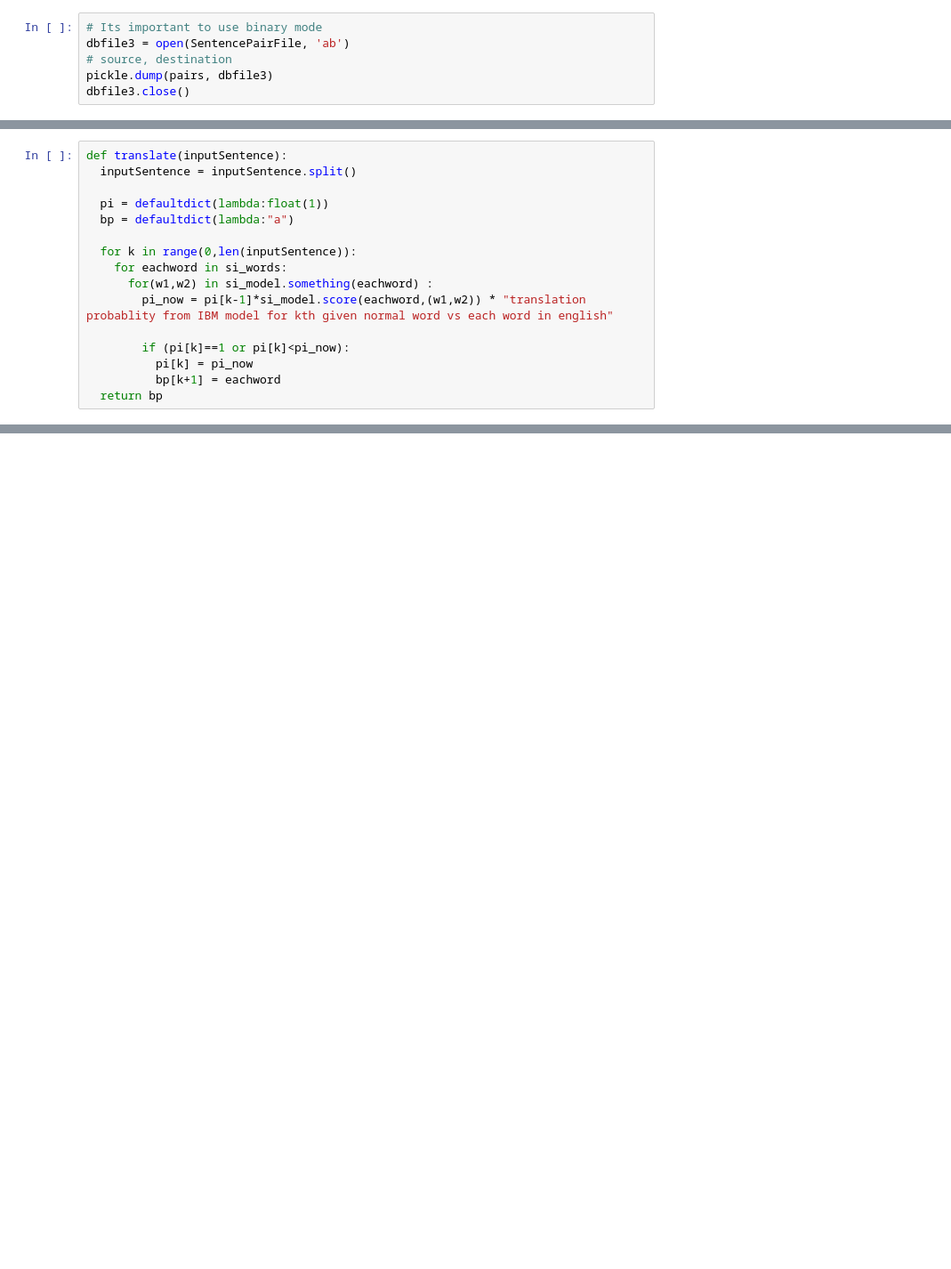
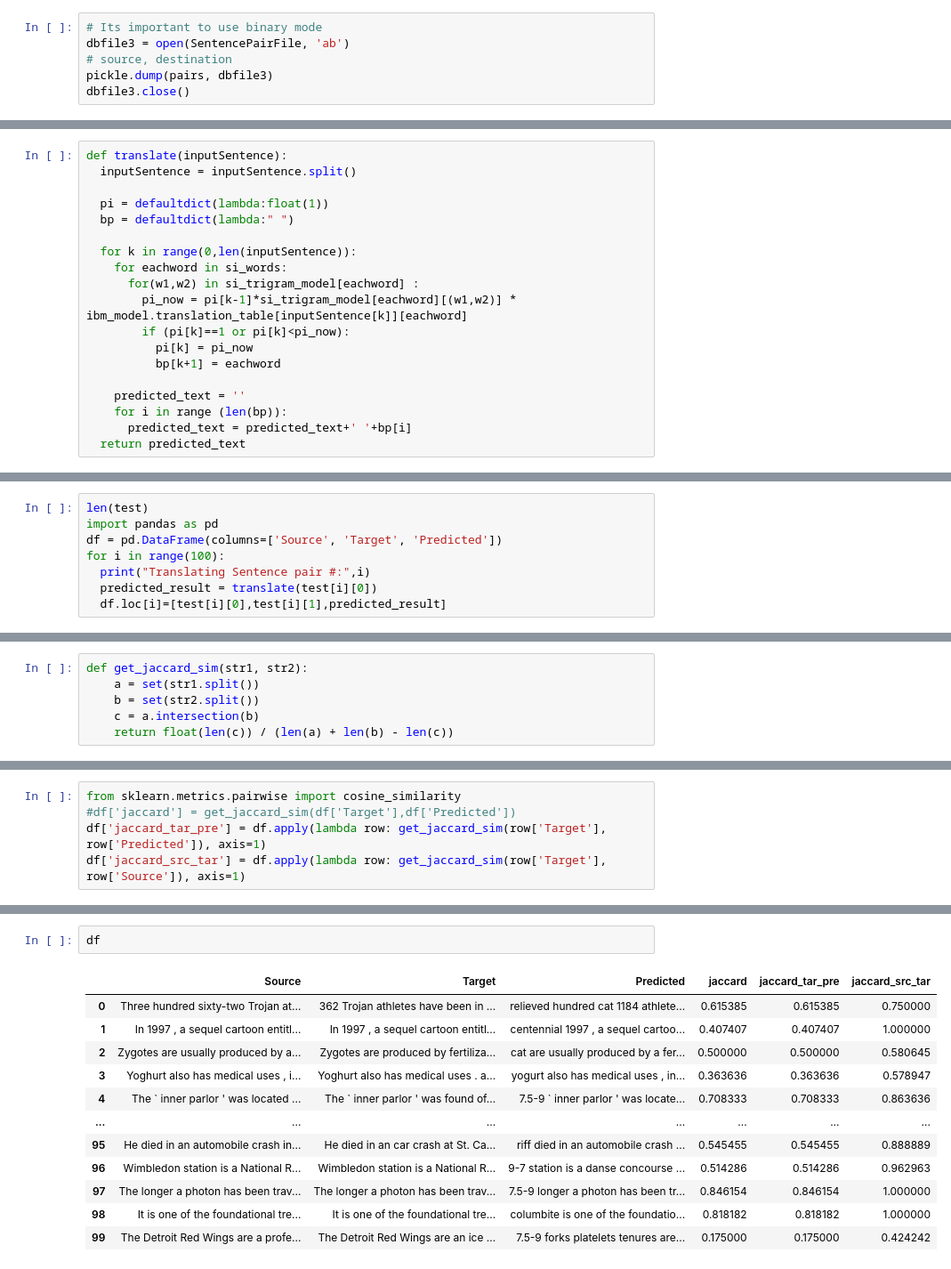
Before and after one commit to karumugamio/NLAProjEnglishtoSimpleEnglishMT, a Jupyter notebook: SMT_English_to_Simple_English.ipynb, the cells around one changed output, grey strips where cells are left out. Shown: that part at 89% size. Saved outputs shown, nothing was run; the diff lists cells and outputs as text; blank space fills up the shorter version.

```diff
--- a/SMT_English_to_Simple_English.ipynb
+++ b/SMT_English_to_Simple_English.ipynb
@@ -230,14 +268,17 @@ def translate(inputSentence):
   inputSentence = inputSentence.split()
 
   pi = defaultdict(lambda:float(1))
-  bp = defaultdict(lambda:"a")
+  bp = defaultdict(lambda:" ")
 
   for k in range(0,len(inputSentence)):
     for eachword in si_words:
-      for(w1,w2) in si_model.something(eachword) :
-        pi_now = pi[k-1]*si_model.score(eachword,(w1,w2)) * "translation probablity from IBM model for kth given normal word vs each word in english"
-
+      for(w1,w2) in si_trigram_model[eachword] :
+        pi_now = pi[k-1]*si_trigram_model[eachword][(w1,w2)] * ibm_model.translation_table[inputSentence[k]][eachword]
         if (pi[k]==1 or pi[k]<pi_now):
           pi[k] = pi_now
           bp[k+1] = eachword
-  return bp
+
+    predicted_text = ''
+    for i in range (len(bp)):
+      predicted_text = predicted_text+' '+bp[i]
+  return predicted_text
@@ -243,0 +290,8 @@ def translate(inputSentence):
+# %%
+len(test)
+import pandas as pd
+df = pd.DataFrame(columns=['Source', 'Target', 'Predicted'])
+for i in range(100):
+  print("Translating Sentence pair #:",i)
+  predicted_result = translate(test[i][0])
+  df.loc[i]=[test[i][0],test[i][1],predicted_result]
@@ -243,0 +320,6 @@ def translate(inputSentence):
+# %%
+def get_jaccard_sim(str1, str2):
+    a = set(str1.split())
+    b = set(str2.split())
+    c = a.intersection(b)
+    return float(len(c)) / (len(a) + len(b) - len(c))
@@ -243,0 +335,5 @@ def translate(inputSentence):
+# %%
+from sklearn.metrics.pairwise import cosine_similarity
+#df['jaccard'] = get_jaccard_sim(df['Target'],df['Predicted'])
+df['jaccard_tar_pre'] = df.apply(lambda row: get_jaccard_sim(row['Target'], row['Predicted']), axis=1)
+df['jaccard_src_tar'] = df.apply(lambda row: get_jaccard_sim(row['Target'], row['Source']), axis=1)
@@ -243,0 +343,15 @@ def translate(inputSentence):
+# %%
+df
+# %% [output]
+|  | Source | Target | Predicted | jaccard | jaccard_tar_pre | jaccard_src_tar |
+| 0 | Three hundred sixty-two Trojan at... | 362 Trojan athletes have been in ... | relieved hundred cat 1184 athlete... | 0.615385 | 0.615385 | 0.750000 |
+| 1 | In 1997 , a sequel cartoon entitl... | In 1997 , a sequel cartoon entitl... | centennial 1997 , a sequel cartoo... | 0.407407 | 0.407407 | 1.000000 |
+| 2 | Zygotes are usually produced by a... | Zygotes are produced by fertiliza... | cat are usually produced by a fer... | 0.500000 | 0.500000 | 0.580645 |
+| 3 | Yoghurt also has medical uses , i... | Yoghurt also has medical uses . a... | yogurt also has medical uses , in... | 0.363636 | 0.363636 | 0.578947 |
+| 4 | The ` inner parlor ' was located ... | The ` inner parlor ' was found of... | 7.5-9 ` inner parlor ' was locate... | 0.708333 | 0.708333 | 0.863636 |
+| ... | ... | ... | ... | ... | ... | ... |
+| 95 | He died in an automobile crash in... | He died in an car crash at St. Ca... | riff died in an automobile crash ... | 0.545455 | 0.545455 | 0.888889 |
+| 96 | Wimbledon station is a National R... | Wimbledon station is a National R... | 9-7 station is a danse concourse ... | 0.514286 | 0.514286 | 0.962963 |
+| 97 | The longer a photon has been trav... | The longer a photon has been trav... | 7.5-9 longer a photon has been tr... | 0.846154 | 0.846154 | 1.000000 |
+| 98 | It is one of the foundational tre... | It is one of the foundational tre... | columbite is one of the foundatio... | 0.818182 | 0.818182 | 1.000000 |
+| 99 | The Detroit Red Wings are a profe... | The Detroit Red Wings are an ice ... | 7.5-9 forks platelets tenures are... | 0.175000 | 0.175000 | 0.424242 |
```
Also changed, not shown: parts of 21 cells of this notebook.
